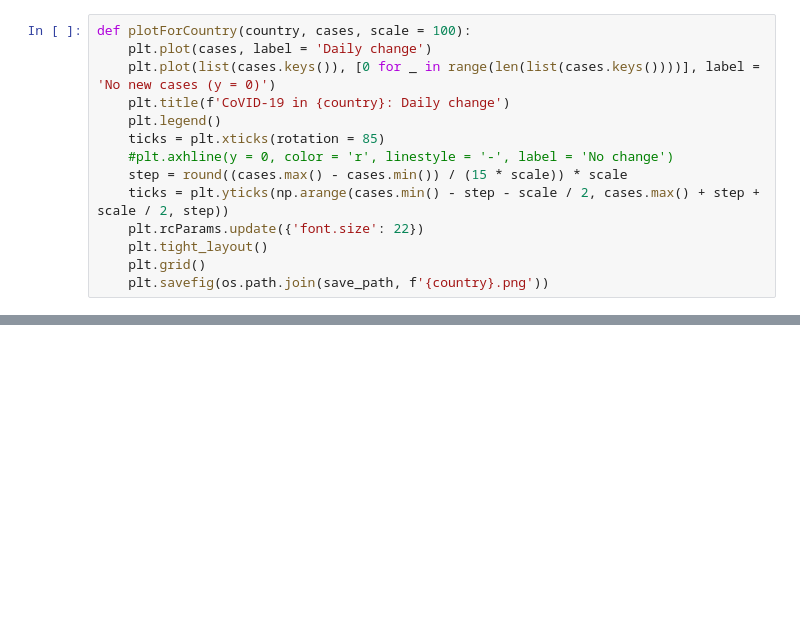
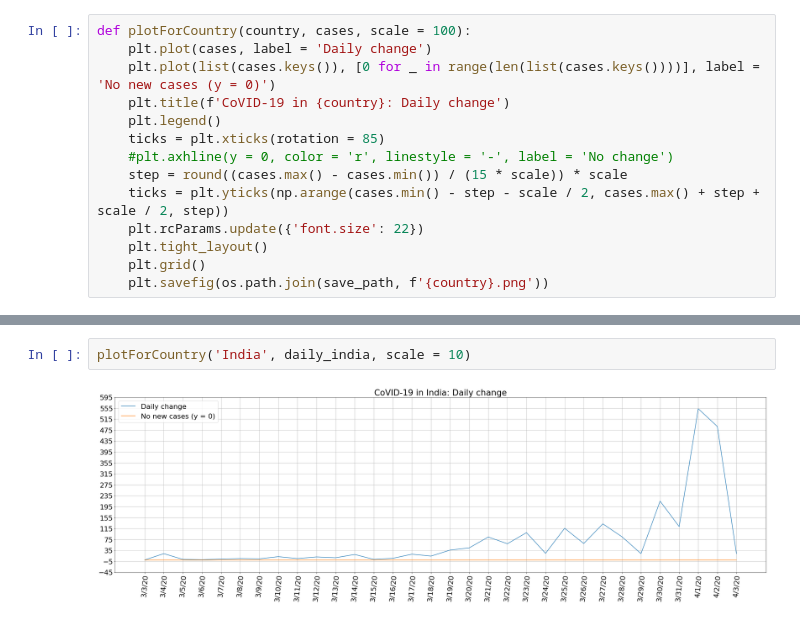
Before and after one commit to eehitray/CoVID-19-graphs, a Jupyter notebook: CoVID-19-daily-graphs.ipynb, the cells around one changed output, grey strips where cells are left out. Drawn from its saved outputs; the diff is of its cells as text; blank space fills up the shorter version.

```diff
--- a/CoVID-19-daily-graphs.ipynb
+++ b/CoVID-19-daily-graphs.ipynb
@@ -119,0 +128,4 @@ plotForCountry('the world', daily_world)
+# %%
+plotForCountry('India', daily_india, scale = 10)
+# %% [output]
+[figure, added]
```
Also changed, not shown: parts of 8 cells of this notebook, 15 other files.
